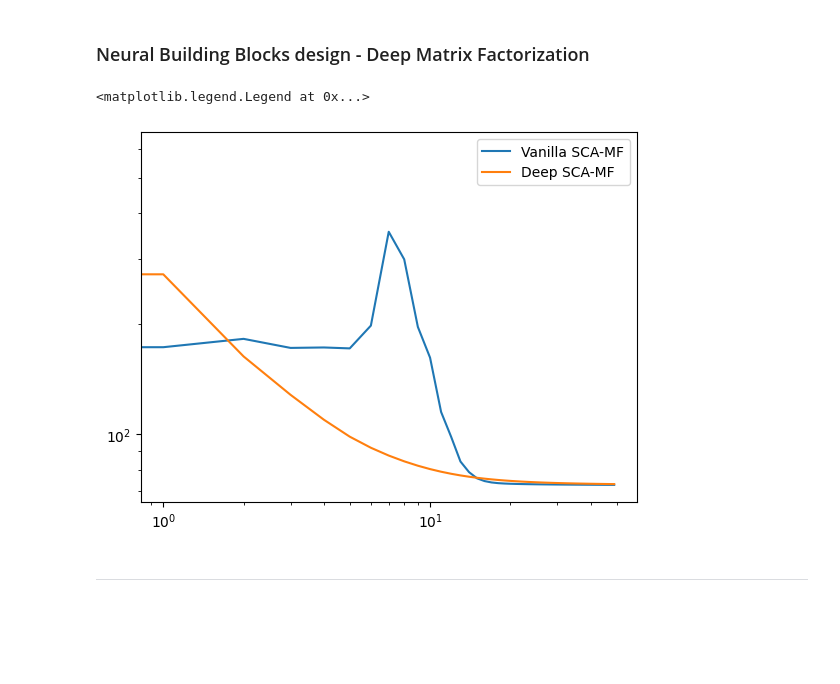
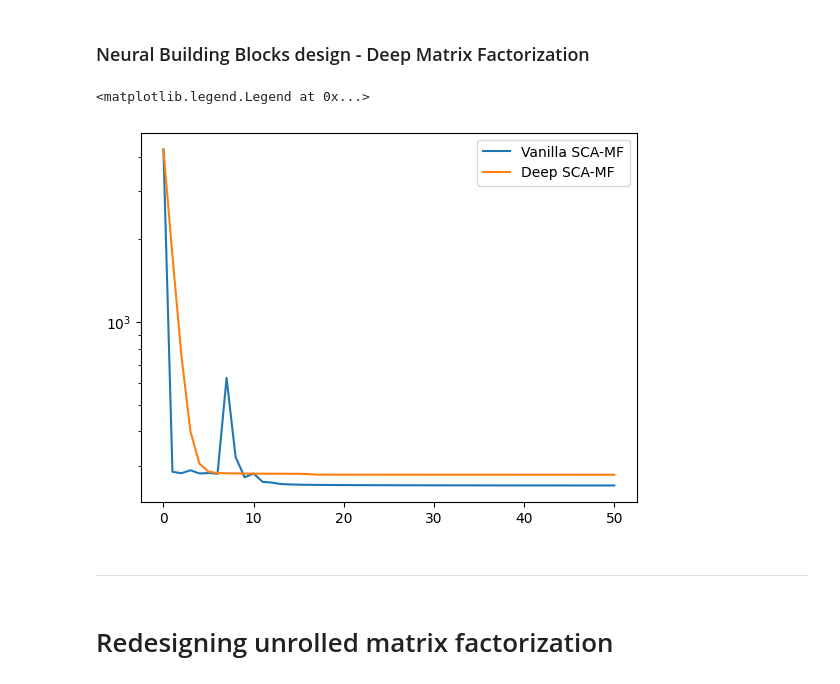
Before and after one commit to LeoDiNino97/NonconvexSparseLearningUnrolledSCA, a Jupyter notebook: Matrix Factorization/MF_SCA.ipynb, the cells around one changed output. Saved outputs shown, nothing was run; the diff lists cells and outputs as text; code cells hidden in the pictures; blank space fills up the shorter version.

```diff
--- a/Matrix Factorization/MF_SCA.ipynb
+++ b/Matrix Factorization/MF_SCA.ipynb
@@ -129,8 +129,9 @@ class ModuleW(nn.Module):
 
         self.t = t
         self.lambda_ = lambda_
+
         self.reset()
-        self.optimizer = torch.optim.Adam(params=self.parameters(), lr=0.1, weight_decay = 5e-4)
+        self.optimizer = torch.optim.Adam(params=self.parameters(), lr=1, weight_decay = 3e-3)
 
     def forward(self, V):
         return V @ self.W
@@ -153,7 +154,7 @@ class ModuleW(nn.Module):
             self.step(A, V)
 
     def reset(self):
-        self.W = nn.Parameter(torch.randn(self.L, self.N)*0.01, requires_grad=True)
+        self.W = nn.Parameter(torch.ones(self.L, self.N), requires_grad=True)
 # %%
 class DeepMatrixFactorization(nn.Module):
     def __init__(self, M, L, N, lambda_ = 0.5, gamma = 0.99, T = 50, t = 100):
@@ -183,8 +184,10 @@ class DeepMatrixFactorization(nn.Module):
 
     def inference(self, A):
 
-        V = torch.randn(self.M, self.L)
-        W = torch.randn(self.L, self.N)
+        V = torch.ones(self.M, self.L)
+        W = torch.ones(self.L, self.N)
+
+        self.losses.append((torch.linalg.norm(A - V @ W, 'fro')).detach().numpy())
 
         for t in tqdm(range(self.T)):
 
@@ -201,17 +204,20 @@ class DeepMatrixFactorization(nn.Module):
 
         return V, W
 # %%
-model = DeepMatrixFactorization(M, L, N, lambda_ = 0.05)
+model = DeepMatrixFactorization(M, L, N, lambda_ = 0.01)
 # %%
 V_, W_ = model.inference(A)
 # %%
-_, D2 = MF_SCA(A.detach().numpy(),L,max_iter=50)
+_, D2 = MF_SCA(A.detach().numpy(),L,max_iter=51)
 # %%
-plt.loglog(D2, label='Vanilla SCA-MF')
-plt.loglog(model.losses, label= 'Deep SCA-MF')
+plt.plot(D2, label='Vanilla SCA-MF')
+plt.plot(model.losses, label= 'Deep SCA-MF')
+plt.yscale('log')
 plt.legend()
 # %% [output]
 <matplotlib.legend.Legend at 0x...>
-[figure, old version]
+[figure, new version]
 # %% [markdown]
 __________
+# %% [markdown]
+# Redesigning unrolled matrix factorization
```
Also changed, not shown: parts of 26 cells of this notebook, 1 other file.
